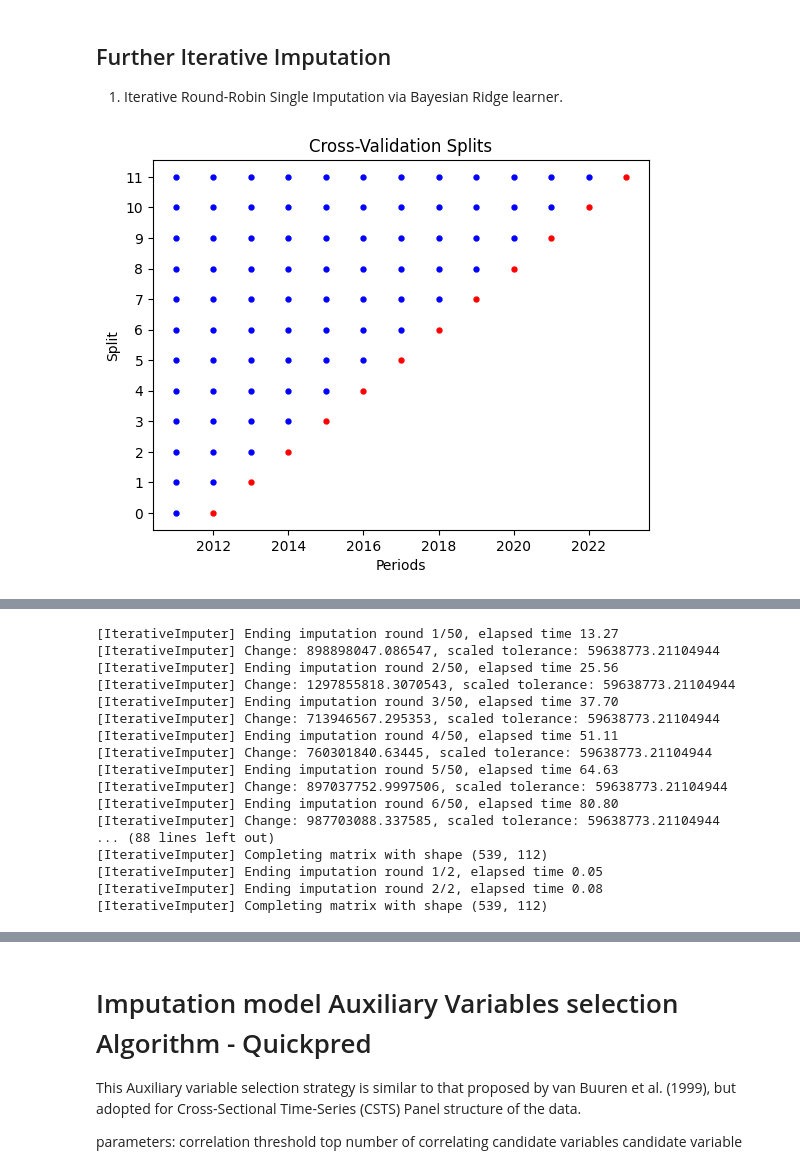
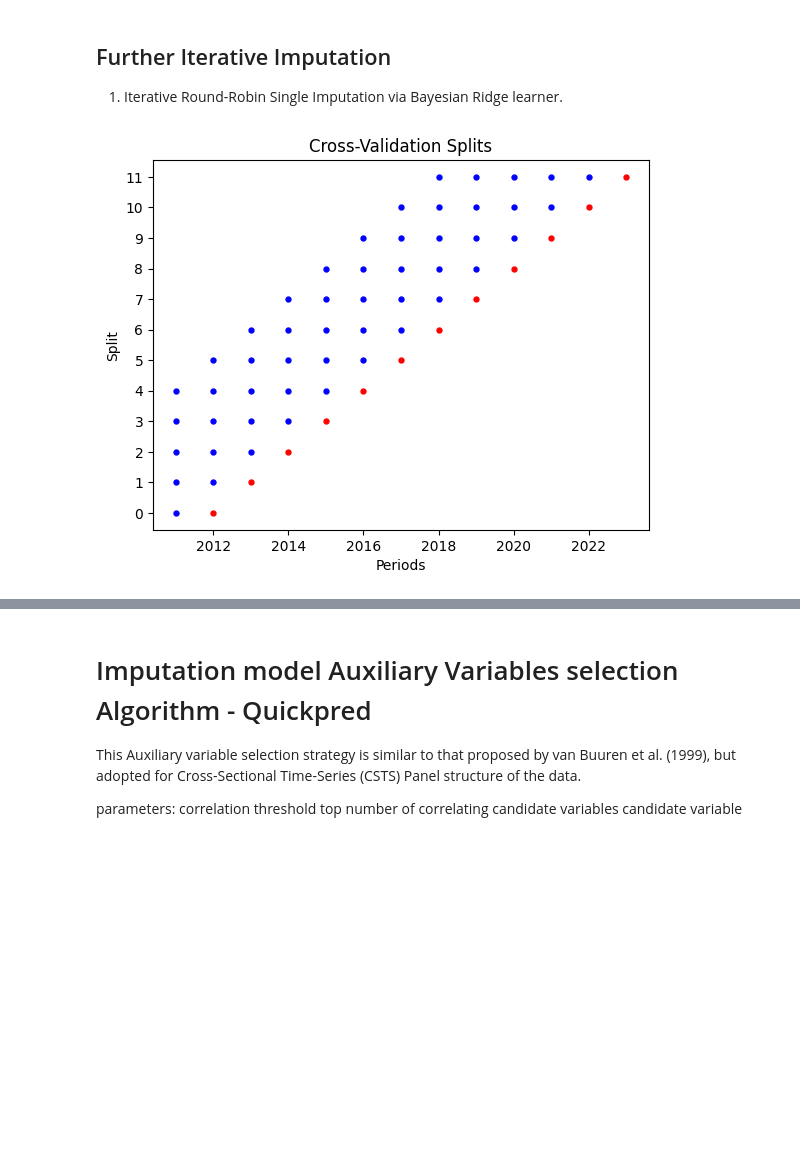
Before and after one commit to MarkStephens060482/forecasting_BEV_adoption_LGA, a Jupyter notebook: Uptake_of_Electric_Vehicles_Imputation_and_Variable_Selection.ipynb, the cells around one changed output, grey strips where cells are left out. Saved outputs shown, nothing was run; the diff lists cells and outputs as text; code cells hidden in the pictures; blank space fills up the shorter version.

```diff
--- a/Uptake_of_Electric_Vehicles_Imputation_and_Variable_Selection.ipynb
+++ b/Uptake_of_Electric_Vehicles_Imputation_and_Variable_Selection.ipynb
@@ -202,52 +208,81 @@ impute_Auxiliary_df.to_csv('impute_Auxiliary_df.csv', index = False)
 ## Further Iterative Imputation
 1. Iterative Round-Robin Single Imputation via Bayesian Ridge learner.
 # %%
+# Read csv
+impute_Auxiliary_df = pd.read_csv('impute_Auxiliary_df.csv')
+
+#Using linear BayesianRidge Imputation Model
+br_model_flag = True
+# drop variables that present poor imputation from quadratic extrapolation
+drop_vars_name = ['INCOME_6', 'INCOME_44', 'INCOME_43','CABEE_10','CABEE_15']
+# drop columns by column names
+impute_Auxiliary_df = impute_Auxiliary_df.drop(columns = drop_vars_name, axis = 1)
 # Encode Electoral Rating variable
 encoder = OneHotEncoder()
 encoder.fit(impute_Auxiliary_df[['Electoral Rating']])
 encoded_categorical1 = encoder.transform(impute_Auxiliary_df[['Electoral Rating']])
 # Convert encoded categorical variables to a DataFrame
 encoded_df1 = pd.DataFrame(encoded_categorical1.toarray(), columns = encoder.get_feature_names_out(['Electoral Rating']))
 
 # Encode Official Name State variable
 encoder.fit(impute_Auxiliary_df[['Official Name State']])
 encoded_categorical2 = encoder.transform(impute_Auxiliary_df[['Official Name State']])
 # Convert encoded categorical variables to a DataFrame
 encoded_df2 = pd.DataFrame(encoded_categorical2.toarray(), columns = encoder.get_feature_names_out(['Official Name State']))
 
 # Join the encoded DataFrames with the original DataFrame
 encoded_df = pd.concat([encoded_df1, encoded_df2], axis=1)
 
 # combine with Auxiliary dataframe
 impute_Auxiliary_df2 = impute_Auxiliary_df.join(encoded_df).copy()
 impute_Auxiliary_df2 = impute_Auxiliary_df2.drop(columns = ['Electoral Rating','Official Name State'])
 
-# Drop columns with missing values that do no present values in any of the cross validation folds
-drop_vars = [66, 78, 79, 86, 87]
-impute_Auxiliary_df2 = impute_Auxiliary_df2.drop(impute_Auxiliary_df2.columns[drop_vars], axis=1)
+#set feature set as numeric values only
+train_feature_set = impute_Auxiliary_df2.select_dtypes(include=['int64', 'float64']).columns
+# remove index from index list
+train_feature_set = train_feature_set.drop('LGA_code')
 
-#set feature set as numeric values only
-num_features = impute_Auxiliary_df2.select_dtypes(include=['int64', 'float64']).columns
-# remove index from index list
-num_features = num_features.drop('LGA_code')
+if br_model_flag:
+  # define Bayesian Ridge learner
+  model = BayesianRidge(lambda_init = 1e-3, alpha_init = 1.1)
+else:
+  # define Random Forest learner
+  model = ExtraTreesRegressor(n_estimators = 100,
+                              min_samples_leaf = 10,
+                              min_samples_split= 4,
+                              max_features = 'sqrt',
+                              random_state = 42
+                              )
+  #model = KNeighborsRegressor(n_neighbors = 5, n_jobs = -1)
+
 
 #splits
 n_cv_splits = (2023-2011)
+#maximum training set
+max_train_size = 5
 # Specify panel split
-panel_split = PanelSplit(periods = impute_Auxiliary_df2.Year, n_splits = n_cv_splits, gap = 0, test_size=1,plot=True)
-# model instances
-br_model = BayesianRidge(lambda_init = 1e-3, alpha_init = 1, max_iter = 1000)
+panel_split = PanelSplit(periods = impute_Auxiliary_df2.Year, n_splits = n_cv_splits, gap = 0, test_size=1, max_train_size = max_train_size, plot=True)
+
 #imputer
-imputer_model = IterativeImputer(estimator = br_model,
-                                 max_iter = 50,
-                                 initial_strategy = 'median',
+imputer_model = IterativeImputer(estimator = model,
+                                 max_iter = 250,
+                                 initial_strategy = 'mean',
                                  imputation_order = 'ascending',
-                                 tol = 1e-3,
+                                 tol = 2e-3,
                                  skip_complete=True,
-                                 min_value=0,
+                                 min_value=0.2,
                                  verbose = 3)
 # fit and transform the data
-impute_Auxiliary_df2[num_features], fitted_imputers = panel_split.cross_val_fit_transform(transformer = imputer_model,X = impute_Auxiliary_df2[num_features], include_test_in_fit=True)
+impute_Auxiliary_df2[train_feature_set], fitted_imputers = panel_split.cross_val_fit_transform(transformer = imputer_model,X = impute_Auxiliary_df2[train_feature_set], include_test_in_fit=True)
+
+#Impute 2011 missing values
+impute_Auxiliary_df2.loc[impute_Auxiliary_df2.Year == 2011, train_feature_set] = imputer_model.fit_transform(impute_Auxiliary_df2.loc[impute_Auxiliary_df2.Year == 2011, train_feature_set])
+
+#save imputed Auxiliary df
+if br_model_flag:
+  impute_Auxiliary_df2.to_csv('br_imputed_Auxiliary.csv', index = False)
+else:
+  impute_Auxiliary_df2.to_csv('et_imputed_Auxiliary.csv', index = False)
 # %% [output]
-[figure, old version]
+[figure, new version]
 [IterativeImputer] Completing matrix with shape (539, 112)
@@ -270,17 +304,0 @@ impute_Auxiliary_df2[num_features], fitted_imputers = panel_split.cross_val_fit_
-[IterativeImputer] Ending imputation round 1/50, elapsed time 13.27
-[IterativeImputer] Change: 898898047.086547, scaled tolerance: 59638773.21104944
-[IterativeImputer] Ending imputation round 2/50, elapsed time 25.56
-[IterativeImputer] Change: 1297855818.3070543, scaled tolerance: 59638773.21104944
-[IterativeImputer] Ending imputation round 3/50, elapsed time 37.70
-[IterativeImputer] Change: 713946567.295353, scaled tolerance: 59638773.21104944
-[IterativeImputer] Ending imputation round 4/50, elapsed time 51.11
-[IterativeImputer] Change: 760301840.63445, scaled tolerance: 59638773.21104944
-[IterativeImputer] Ending imputation round 5/50, elapsed time 64.63
-[IterativeImputer] Change: 897037752.9997506, scaled tolerance: 59638773.21104944
-[IterativeImputer] Ending imputation round 6/50, elapsed time 80.80
-[IterativeImputer] Change: 987703088.337585, scaled tolerance: 59638773.21104944
-... (88 lines left out)
-[IterativeImputer] Completing matrix with shape (539, 112)
-[IterativeImputer] Ending imputation round 1/2, elapsed time 0.05
-[IterativeImputer] Ending imputation round 2/2, elapsed time 0.08
-[IterativeImputer] Completing matrix with shape (539, 112)
```
Also changed, not shown: parts of 11 cells of this notebook.
